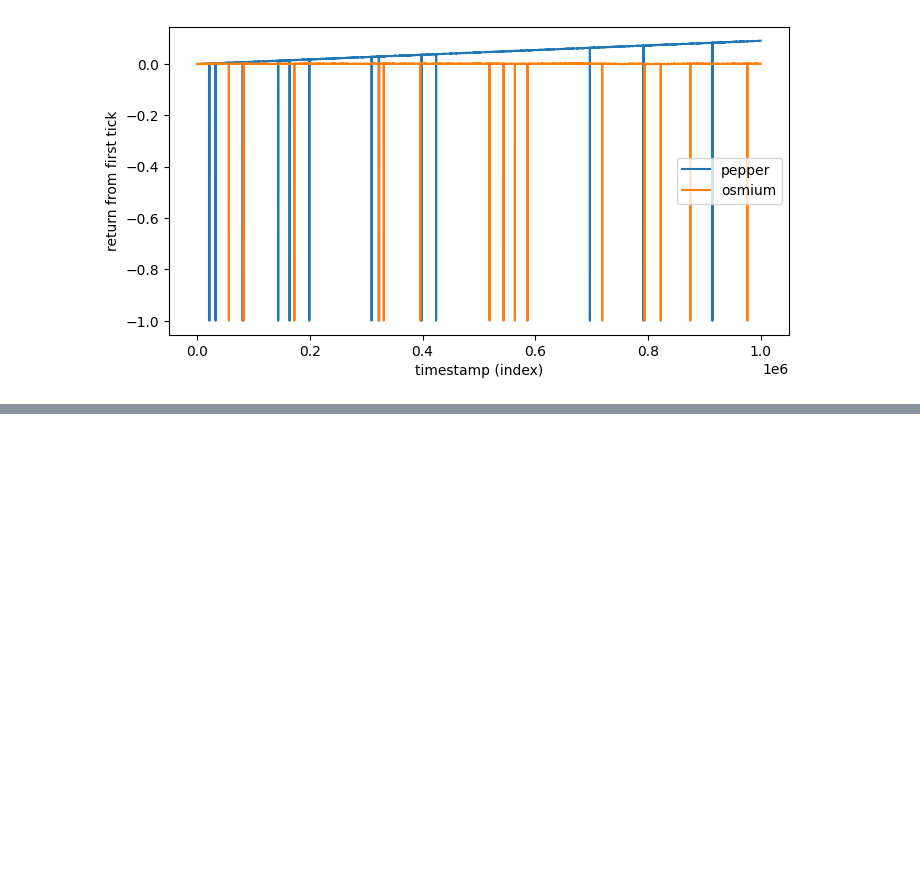
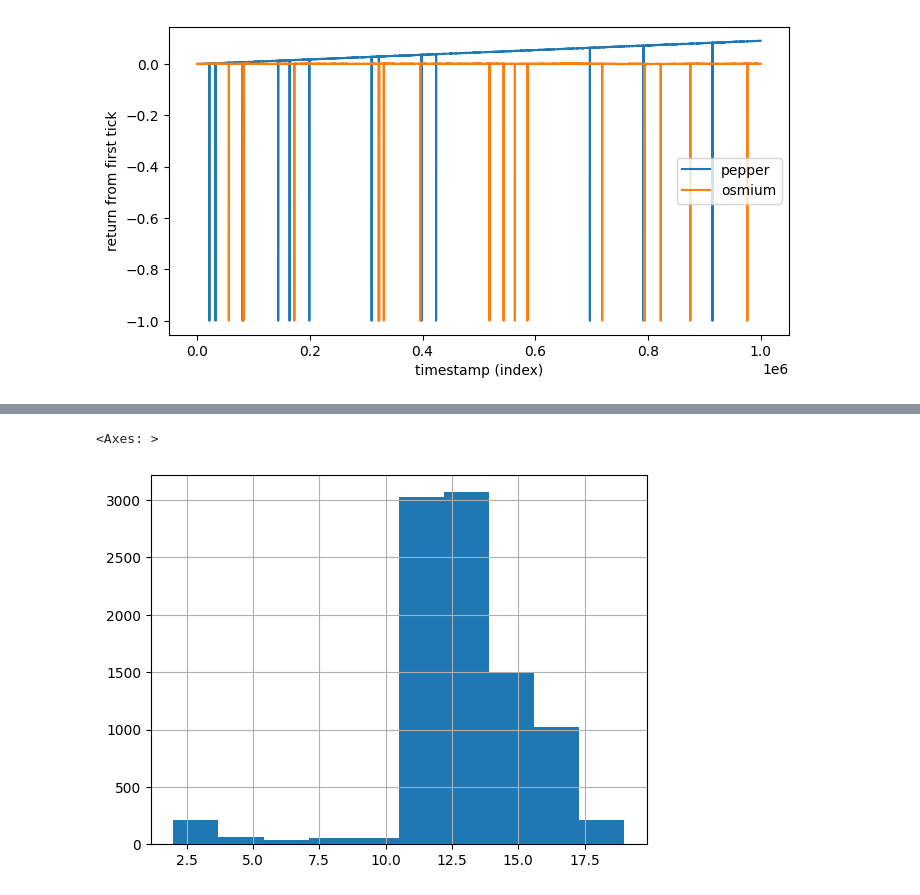
Before and after one commit to ATMmonitor667/IMC-Prosperity-Challenge, a Jupyter notebook: ROUND2/notebooks/analysis.ipynb, the cells around one changed output, grey strips where cells are left out. Drawn from its saved outputs; the diff is of its cells as text; code cells hidden in the pictures; blank space fills up the shorter version.

```diff
--- a/ROUND2/notebooks/analysis.ipynb
+++ b/ROUND2/notebooks/analysis.ipynb
@@ -87,0 +69,5 @@ AttributeError: 'Series' object has no attribute 'is_nan'
+# %%
+pepper.spread.dropna().hist()
+# %% [output]
+<Axes: >
+[figure, added]
```
Also changed, not shown: parts of 1 cell of this notebook, 1 other file.
